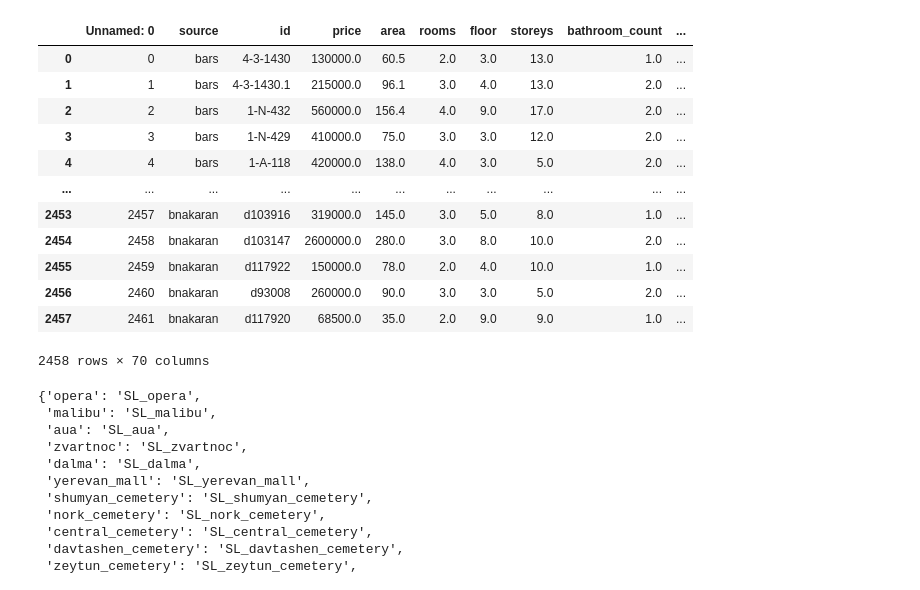
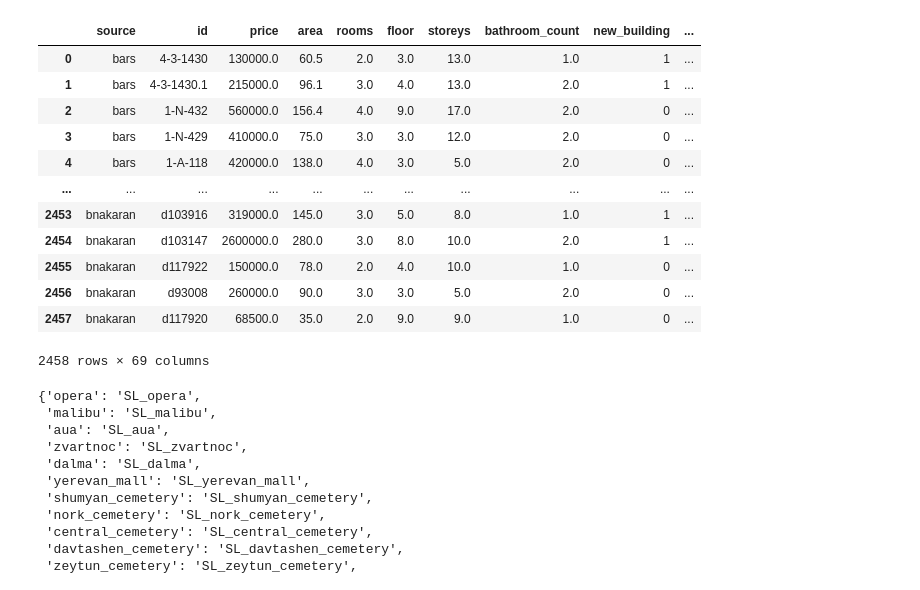
Before and after one commit to PetrosTepoyan/capstone, a Jupyter notebook: FINAL_NOTEBOOKS/Making Smaller Dataset.ipynb, the cells around one changed output. Drawn from its saved outputs; the diff is of its cells as text; code cells hidden in the pictures.

```diff
--- a/FINAL_NOTEBOOKS/Making Smaller Dataset.ipynb
+++ b/FINAL_NOTEBOOKS/Making Smaller Dataset.ipynb
@@ -1,23 +1,22 @@
 # %%
 import pandas as pd
 # %%
-data = pd.read_csv("../processed_data/data.csv", index_col=0)
-data = data.drop_duplicates(subset=['source', 'id'], keep='last')
-data.to_c
+data = pd.read_csv("../processed_data/data.csv")
+data
 # %% [output]
-|  | Unnamed: 0 | source | id | price | area | rooms | floor | storeys | bathroom_count | ... |
-| 0 | 0 | bars | 4-3-1430 | 130000.0 | 60.5 | 2.0 | 3.0 | 13.0 | 1.0 | ... |
-| 1 | 1 | bars | 4-3-1430.1 | 215000.0 | 96.1 | 3.0 | 4.0 | 13.0 | 2.0 | ... |
-| 2 | 2 | bars | 1-N-432 | 560000.0 | 156.4 | 4.0 | 9.0 | 17.0 | 2.0 | ... |
-| 3 | 3 | bars | 1-N-429 | 410000.0 | 75.0 | 3.0 | 3.0 | 12.0 | 2.0 | ... |
-| 4 | 4 | bars | 1-A-118 | 420000.0 | 138.0 | 4.0 | 3.0 | 5.0 | 2.0 | ... |
+|  | source | id | price | area | rooms | floor | storeys | bathroom_count | new_building | ... |
+| 0 | bars | 4-3-1430 | 130000.0 | 60.5 | 2.0 | 3.0 | 13.0 | 1.0 | 1 | ... |
+| 1 | bars | 4-3-1430.1 | 215000.0 | 96.1 | 3.0 | 4.0 | 13.0 | 2.0 | 1 | ... |
+| 2 | bars | 1-N-432 | 560000.0 | 156.4 | 4.0 | 9.0 | 17.0 | 2.0 | 0 | ... |
+| 3 | bars | 1-N-429 | 410000.0 | 75.0 | 3.0 | 3.0 | 12.0 | 2.0 | 0 | ... |
+| 4 | bars | 1-A-118 | 420000.0 | 138.0 | 4.0 | 3.0 | 5.0 | 2.0 | 0 | ... |
 | ... | ... | ... | ... | ... | ... | ... | ... | ... | ... | ... |
-| 2453 | 2457 | bnakaran | d103916 | 319000.0 | 145.0 | 3.0 | 5.0 | 8.0 | 1.0 | ... |
-| 2454 | 2458 | bnakaran | d103147 | 2600000.0 | 280.0 | 3.0 | 8.0 | 10.0 | 2.0 | ... |
-| 2455 | 2459 | bnakaran | d117922 | 150000.0 | 78.0 | 2.0 | 4.0 | 10.0 | 1.0 | ... |
-| 2456 | 2460 | bnakaran | d93008 | 260000.0 | 90.0 | 3.0 | 3.0 | 5.0 | 2.0 | ... |
-| 2457 | 2461 | bnakaran | d117920 | 68500.0 | 35.0 | 2.0 | 9.0 | 9.0 | 1.0 | ... |
+| 2453 | bnakaran | d103916 | 319000.0 | 145.0 | 3.0 | 5.0 | 8.0 | 1.0 | 1 | ... |
+| 2454 | bnakaran | d103147 | 2600000.0 | 280.0 | 3.0 | 8.0 | 10.0 | 2.0 | 1 | ... |
+| 2455 | bnakaran | d117922 | 150000.0 | 78.0 | 2.0 | 4.0 | 10.0 | 1.0 | 0 | ... |
+| 2456 | bnakaran | d93008 | 260000.0 | 90.0 | 3.0 | 3.0 | 5.0 | 2.0 | 0 | ... |
+| 2457 | bnakaran | d117920 | 68500.0 | 35.0 | 2.0 | 9.0 | 9.0 | 1.0 | 0 | ... |
-2458 rows × 70 columns
+2458 rows × 69 columns
 # %%
 data_small = data.sample(frac=1).reset_index(drop=True)[:300]
 data_small.to_csv("../processed_data/data_small.csv", index=False)
```
Also changed, not shown: 2 other files.
